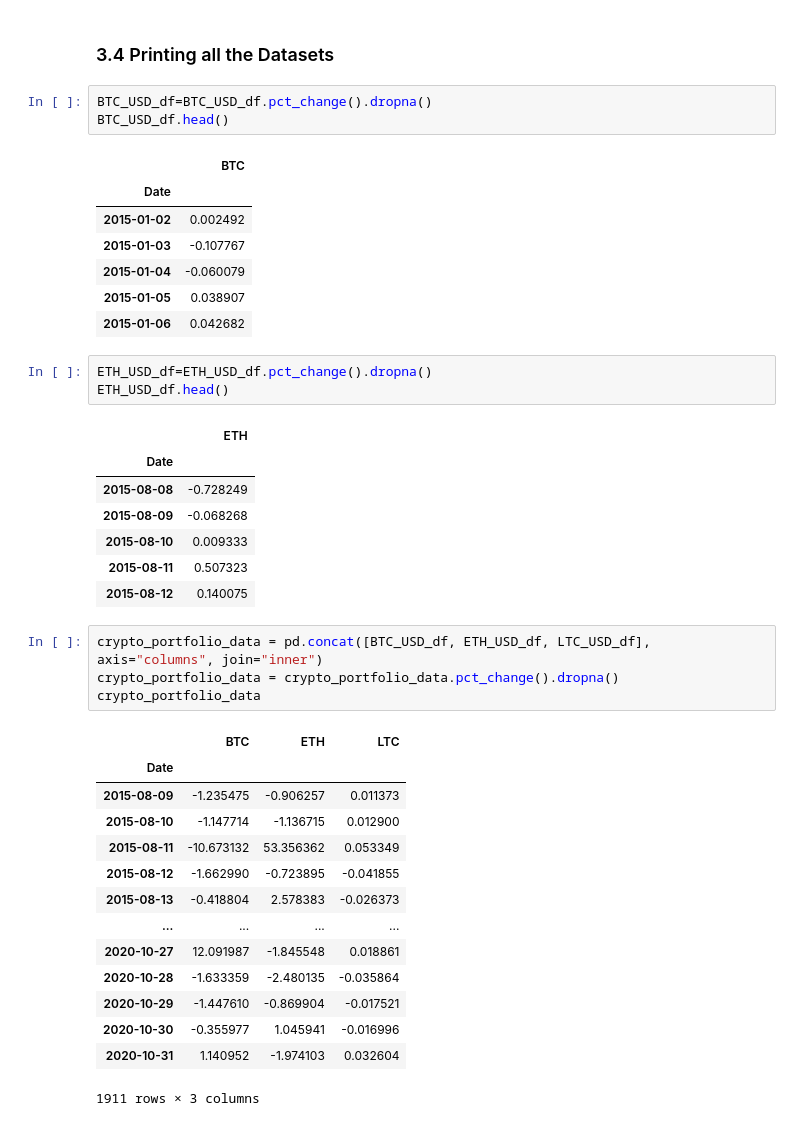
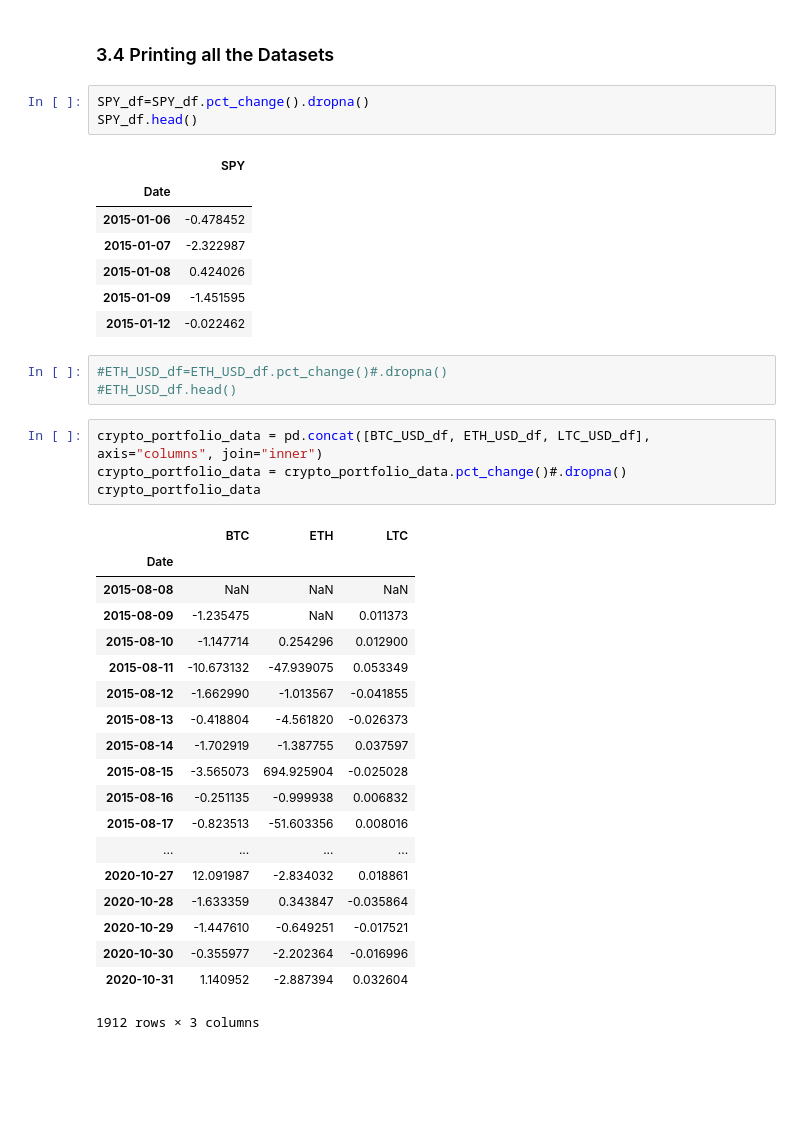
Before and after one commit to Flower67/Project1_MonteCrypto, a Jupyter notebook: Project-1-Core.ipynb, the cells around one changed output. Cells and saved outputs as stored; diff of their text form; blank space fills up the shorter version.

Commit message:
Need to work on Data

```diff
--- a/Project-1-Core.ipynb
+++ b/Project-1-Core.ipynb
@@ -159,45 +159,42 @@ dtype: int64
 # %% [markdown]
 ### 3.4  Printing all the Datasets
 # %%
-BTC_USD_df=BTC_USD_df.pct_change().dropna()
-BTC_USD_df.head()
+SPY_df=SPY_df.pct_change().dropna()
+SPY_df.head()
 # %% [output]
-|  | BTC |
+|  | SPY |
 | Date |  |
-| 2015-01-02 | 0.002492 |
-| 2015-01-03 | -0.107767 |
-| 2015-01-04 | -0.060079 |
-| 2015-01-05 | 0.038907 |
-| 2015-01-06 | 0.042682 |
+| 2015-01-06 | -0.478452 |
+| 2015-01-07 | -2.322987 |
+| 2015-01-08 | 0.424026 |
+| 2015-01-09 | -1.451595 |
+| 2015-01-12 | -0.022462 |
 # %%
-ETH_USD_df=ETH_USD_df.pct_change().dropna()
-ETH_USD_df.head()
+#ETH_USD_df=ETH_USD_df.pct_change()#.dropna()
+#ETH_USD_df.head()
-# %% [output]
-|  | ETH |
-| Date |  |
-| 2015-08-08 | -0.728249 |
-| 2015-08-09 | -0.068268 |
-| 2015-08-10 | 0.009333 |
-| 2015-08-11 | 0.507323 |
-| 2015-08-12 | 0.140075 |
 # %%
 crypto_portfolio_data = pd.concat([BTC_USD_df, ETH_USD_df, LTC_USD_df], axis="columns", join="inner")
-crypto_portfolio_data = crypto_portfolio_data.pct_change().dropna()
+crypto_portfolio_data = crypto_portfolio_data.pct_change()#.dropna()
 crypto_portfolio_data
 # %% [output]
 |  | BTC | ETH | LTC |
 | Date |  |  |  |
-| 2015-08-09 | -1.235475 | -0.906257 | 0.011373 |
-| 2015-08-10 | -1.147714 | -1.136715 | 0.012900 |
-| 2015-08-11 | -10.673132 | 53.356362 | 0.053349 |
-| 2015-08-12 | -1.662990 | -0.723895 | -0.041855 |
-| 2015-08-13 | -0.418804 | 2.578383 | -0.026373 |
+| 2015-08-08 | NaN | NaN | NaN |
+| 2015-08-09 | -1.235475 | NaN | 0.011373 |
+| 2015-08-10 | -1.147714 | 0.254296 | 0.012900 |
+| 2015-08-11 | -10.673132 | -47.939075 | 0.053349 |
+| 2015-08-12 | -1.662990 | -1.013567 | -0.041855 |
+| 2015-08-13 | -0.418804 | -4.561820 | -0.026373 |
+| 2015-08-14 | -1.702919 | -1.387755 | 0.037597 |
+| 2015-08-15 | -3.565073 | 694.925904 | -0.025028 |
+| 2015-08-16 | -0.251135 | -0.999938 | 0.006832 |
+| 2015-08-17 | -0.823513 | -51.603356 | 0.008016 |
 | ... | ... | ... | ... |
-| 2020-10-27 | 12.091987 | -1.845548 | 0.018861 |
-| 2020-10-28 | -1.633359 | -2.480135 | -0.035864 |
-| 2020-10-29 | -1.447610 | -0.869904 | -0.017521 |
-| 2020-10-30 | -0.355977 | 1.045941 | -0.016996 |
-| 2020-10-31 | 1.140952 | -1.974103 | 0.032604 |
+| 2020-10-27 | 12.091987 | -2.834032 | 0.018861 |
+| 2020-10-28 | -1.633359 | 0.343847 | -0.035864 |
+| 2020-10-29 | -1.447610 | -0.649251 | -0.017521 |
+| 2020-10-30 | -0.355977 | -2.202364 | -0.016996 |
+| 2020-10-31 | 1.140952 | -2.887394 | 0.032604 |
-1911 rows × 3 columns
+1912 rows × 3 columns
 # %%
 comm_portfolio_data = pd.concat([Corn_df, Soybeans_df, Wheat_df], axis="columns", join="inner")
```
Also changed, not shown: parts of 16 cells of this notebook, 1 other file.
